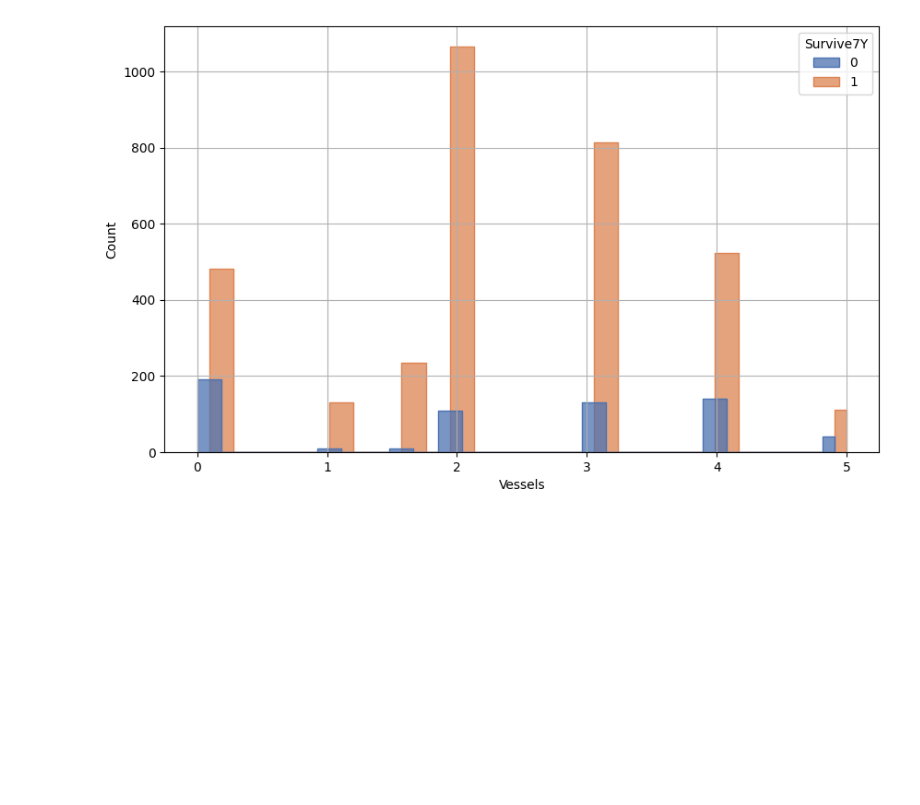
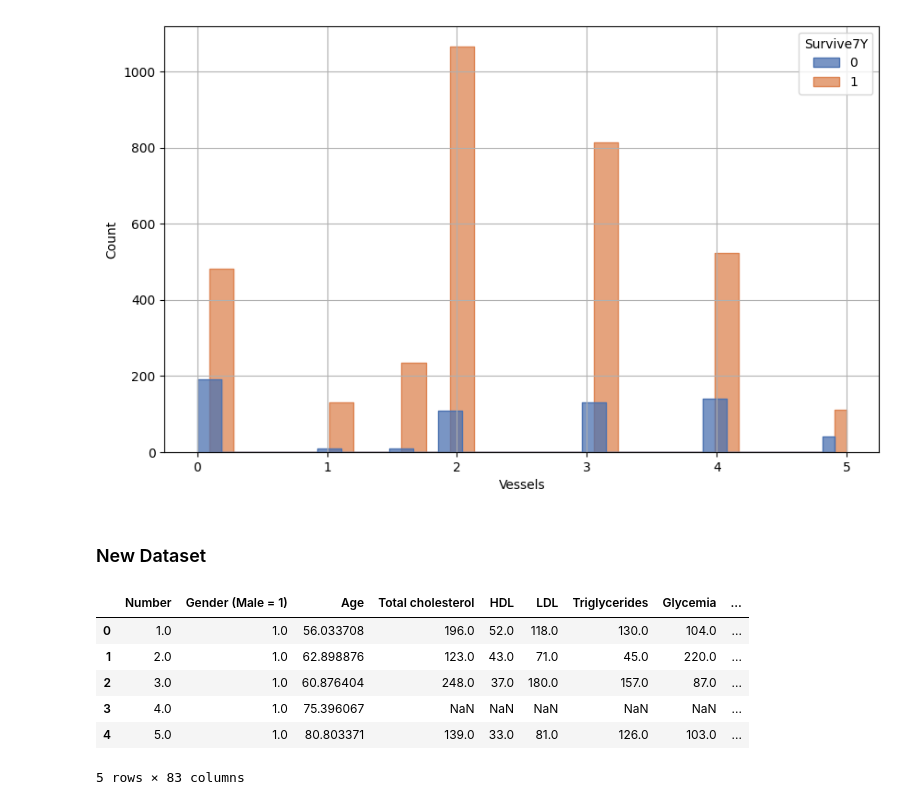
Before and after one commit to davide-marchi/clinical-data-encoding, a Jupyter notebook: notebook.ipynb, the cells around one changed output. Drawn from its saved outputs; the diff is of its cells as text; code cells hidden in the pictures; blank space fills up the shorter version.

```diff
--- a/notebook.ipynb
+++ b/notebook.ipynb
@@ -123,3 +123,17 @@ sea_histogram(chl_dataset,
               color="coral")
 # %% [output]
 [figure]
+# %% [markdown]
+### New Dataset
+# %%
+dataset_2=pd.read_excel("Datasets/OrmoniTiroidei3Aprile2024.xlsx")
+# %%
+dataset_2.head()
+# %% [output]
+|  | Number | Gender (Male = 1) | Age | Total cholesterol | HDL | LDL | Triglycerides | Glycemia | ... |
+| 0 | 1.0 | 1.0 | 56.033708 | 196.0 | 52.0 | 118.0 | 130.0 | 104.0 | ... |
+| 1 | 2.0 | 1.0 | 62.898876 | 123.0 | 43.0 | 71.0 | 45.0 | 220.0 | ... |
+| 2 | 3.0 | 1.0 | 60.876404 | 248.0 | 37.0 | 180.0 | 157.0 | 87.0 | ... |
+| 3 | 4.0 | 1.0 | 75.396067 | NaN | NaN | NaN | NaN | NaN | ... |
+| 4 | 5.0 | 1.0 | 80.803371 | 139.0 | 33.0 | 81.0 | 126.0 | 103.0 | ... |
+5 rows × 83 columns
```
Also changed, not shown: parts of 3 cells of this notebook, 4 other files.
